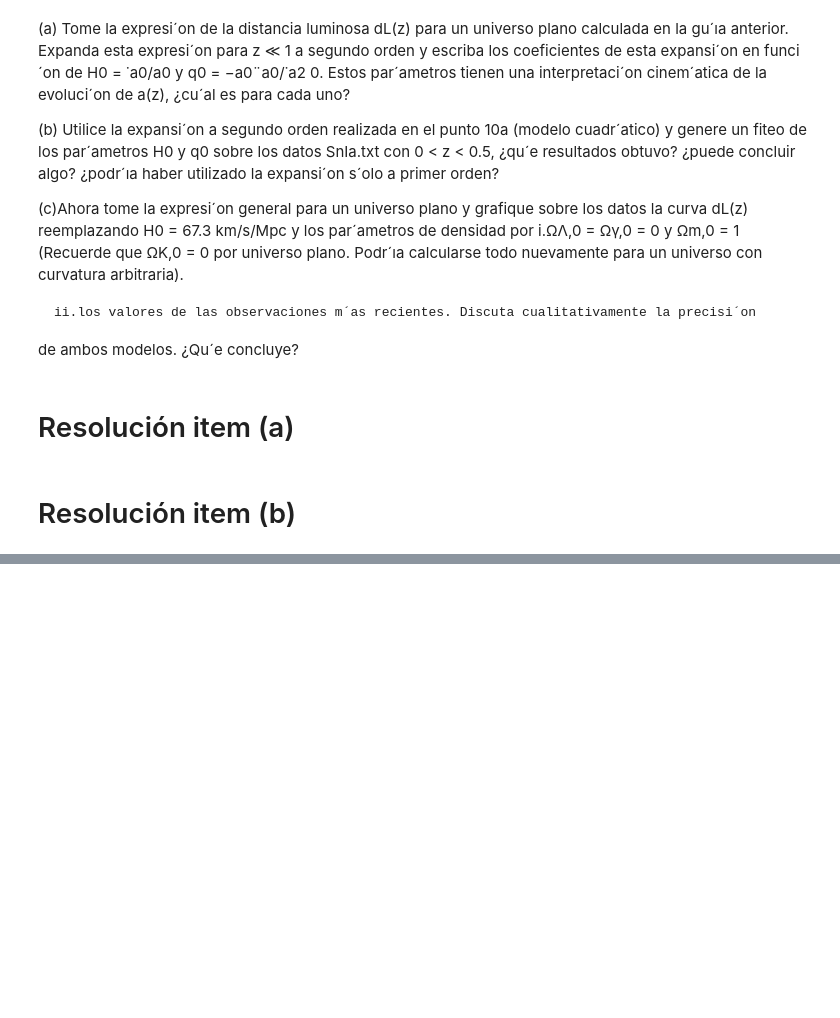
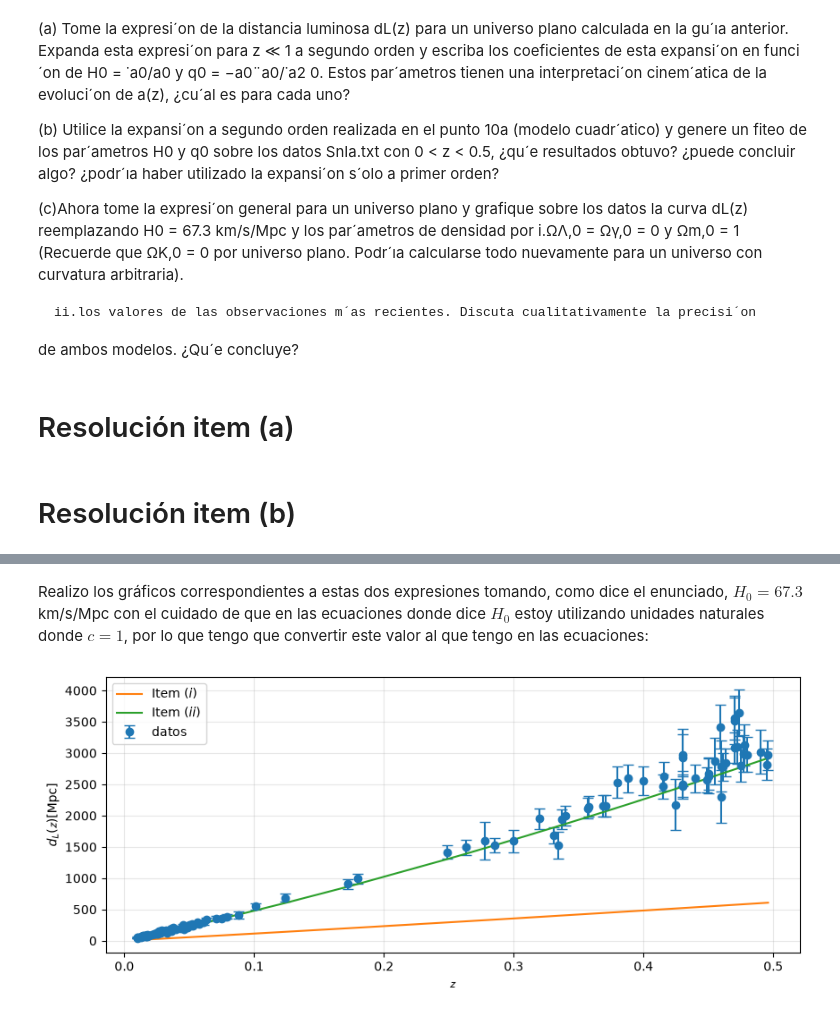
Before and after one commit to TomasMastantuono/Archivos_facultad, a Jupyter notebook: cosmologia/Entrega/2da-Entrega/P10-2.ipynb, the cells around one changed output, grey strips where cells are left out. Cells and saved outputs as stored; diff of their text form; code cells hidden in the pictures; blank space fills up the shorter version.

```diff
--- a/cosmologia/Entrega/2da-Entrega/P10-2.ipynb
+++ b/cosmologia/Entrega/2da-Entrega/P10-2.ipynb
@@ -115,0 +170,37 @@ axs[1].grid(alpha = .3)
+# %% [markdown]
+Realizo los gráficos correspondientes a estas dos expresiones tomando, como dice el enunciado, $H_0 = 67.3$ km/s/Mpc con el cuidado de que en las ecuaciones donde dice $H_0$ estoy utilizando unidades naturales donde $c = 1$, por lo que tengo que convertir este valor al que tengo en las ecuaciones:
+# %%
+H0_enunciado = 67.3 #km/s/Mpc
+c = 300_000 #km/s
+H0 = H0_enunciado/c
+def dL1(z, H0 = H0):
+    ffactor = (1 + z)/(2 * H0)
+    sfactor = 1 - 1/np.sqrt(1 + z)
+    return ffactor * sfactor
+
+def dL2(z, H0 = H0, Om = .3, Olam = .7):
+    ffactor = (1 + z)/(H0)
+
+    int_return = []
+    for x in z:
+        z_ = np.linspace(0, x, 1_000)
+        arg_int = 1/np.sqrt(Om*(1 + z_)**3 + Olam)
+        integral = np.trapezoid(y = arg_int, x = z_)
+        int_return.append(integral)
+    return ffactor * np.array(int_return)
+
+fig, ax = plt.subplots(1, 1, figsize = (10, 4))
+
+ax.errorbar(df['z'], df['d'],
+            yerr = df['d_err'], capsize = 4,
+            linestyle = 'None', fmt = 'o', label = 'datos')
+
+ax.plot(df['z'], dL1(df['z']), label = r'Item $(i)$')
+ax.plot(df['z'], dL2(df['z']), label = r'Item $(ii)$')
+
+ax.set(xlabel = r'$\mathcal{z}$', ylabel = r'$d_L(\mathcal{z})$[Mpc]')
+ax.grid(alpha = .3), ax.legend(loc = 'upper left')
+
+plt.show()
+# %% [output]
+[figure, added]
```
Also changed, not shown: parts of 12 cells of this notebook.
